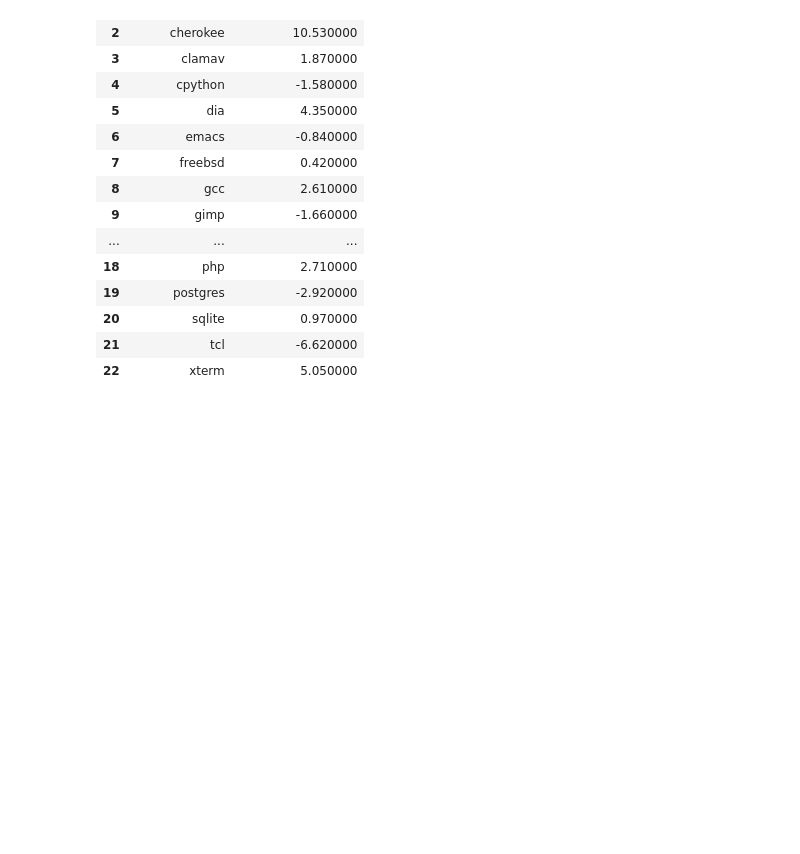
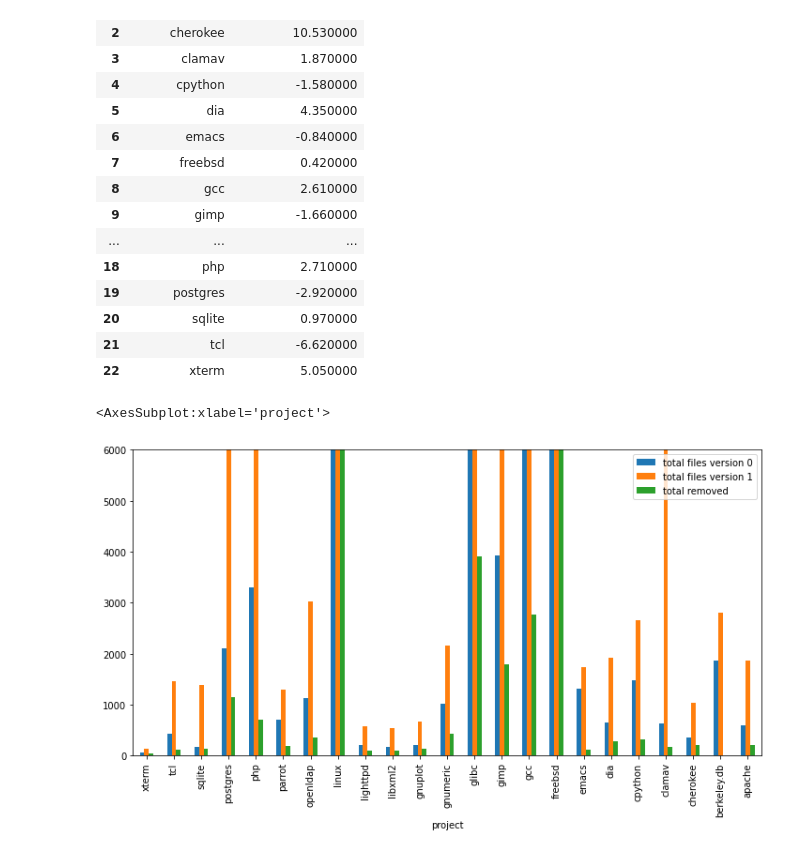
Before and after one commit to samurollie/ifdef-catcher, a Jupyter notebook: phase-2-quantitative-analysis/analysis.ipynb, the cells around one changed output. Saved outputs shown, nothing was run; the diff lists cells and outputs as text; code cells hidden in the pictures; blank space fills up the shorter version.

```diff
--- a/phase-2-quantitative-analysis/analysis.ipynb
+++ b/phase-2-quantitative-analysis/analysis.ipynb
@@ -153,3 +153,9 @@ a.style.apply(custom_style, axis=1)
 | 20 | sqlite | 0.970000 |
 | 21 | tcl | -6.620000 |
 | 22 | xterm | 5.050000 |
+# %%
+totals = pd.read_csv("output/totals.csv")
+totals.plot(x="project", y=["total files version 0", "total files version 1", "total removed"], kind="bar", figsize=(12,6), ylim=(0,6000))
+# %% [output]
+<AxesSubplot:xlabel='project'>
+[figure, added]
```
Also changed, not shown: parts of 3 cells of this notebook.
